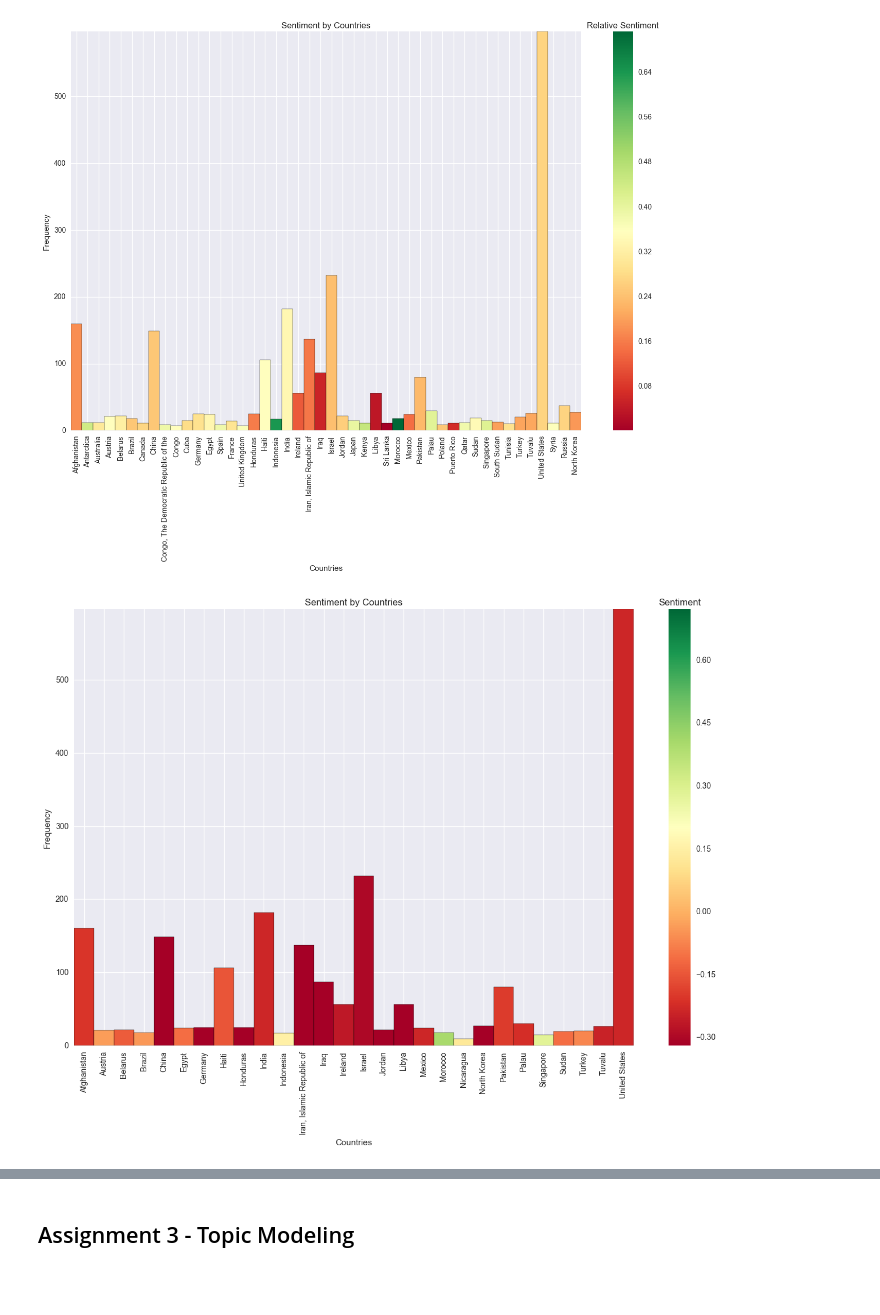
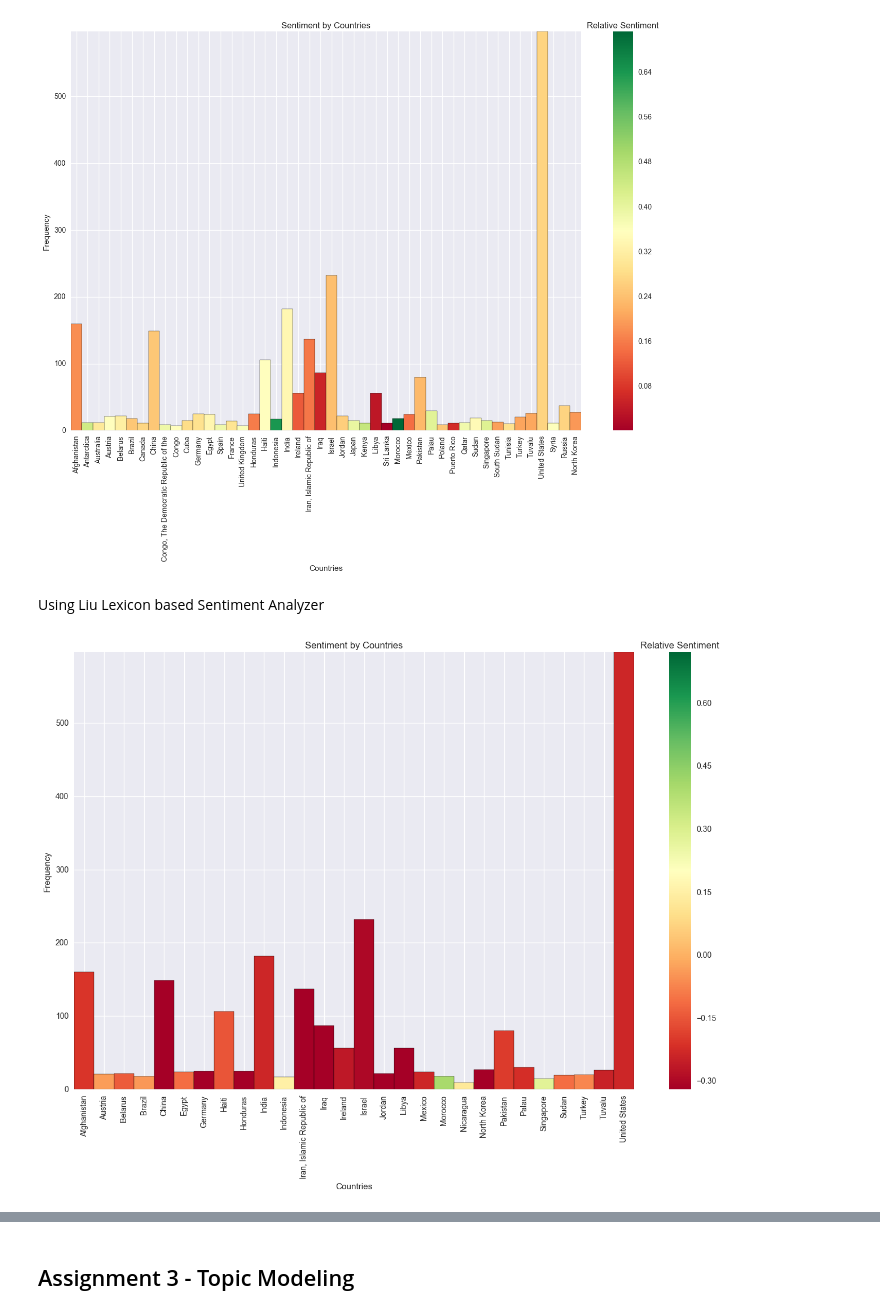
Before and after one commit to vidit09/ada-homework, a Jupyter notebook: 05 - Taming Text/Taming Text.ipynb, the cells around one changed output, grey strips where cells are left out. Saved outputs shown, nothing was run; the diff lists cells and outputs as text; code cells hidden in the pictures; blank space fills up the shorter version.

```diff
--- a/05 - Taming Text/Taming Text.ipynb
+++ b/05 - Taming Text/Taming Text.ipynb
@@ -331,8 +273,8 @@ Dumped all emails
 # %%
+fthreshold = 5
 df_countries_liu =  pickle.load(open('sentiment_by_country_liu.pickle', 'rb'))
-df_countries_liu = df_countries_liu - df_countries_vader
 df_countries_liu_ = df_countries_liu[df_countries_liu.apply(lambda x:
-                                                            x['PosFrequency'] > 5 or  x['Negative'] < -5, axis=1)]
+                                                            x['PosFrequency'] > fthreshold or  x['Negative'] < -fthreshold, axis=1)]
 
 avg_sentiment_liu = df_countries_liu_.apply(lambda x: (x['Positive'] + x['Negative'])/(x['PosFrequency'] + x['NegFrequency']),axis=1)
 
@@ -366,24 +312,26 @@ plt.axis('tight')
 plt.margins(0.05, 0)
 # %% [output]
 [figure]
+# %% [markdown]
+Using Liu Lexicon based Sentiment Analyzer
 # %%
 sentiment = np.array(df_countries_liu_['Avg_Sentiment'])
 colors = plt.cm.RdYlGn(sentiment / float(max(sentiment) - min(sentiment)))
 plt.figure(figsize=(16,10))
 plot = plt.scatter(sentiment, sentiment, c=sentiment, cmap = 'RdYlGn')
 plt.clf()
 clb = plt.colorbar(plot)
-clb.ax.set_title("Sentiment")
+clb.ax.set_title("Relative Sentiment")
 
 
 
 plt.bar(range(df_countries_liu_.shape[0]),df_countries_liu_['Frequency'],1.0,align='center',color = colors)
 plt.xticks(range(df_countries_liu_.shape[0]), df_countries_liu_.index, rotation='vertical')
 plt.xlabel('Countries')
 plt.ylabel('Frequency')
 plt.title('Sentiment by Countries')
 plt.axis('tight')
 plt.margins(0.05, 0)
 # %% [output]
-[figure, old version]
+[figure, new version]
 # %% [markdown]
```
Also changed, not shown: parts of 15 cells of this notebook.
